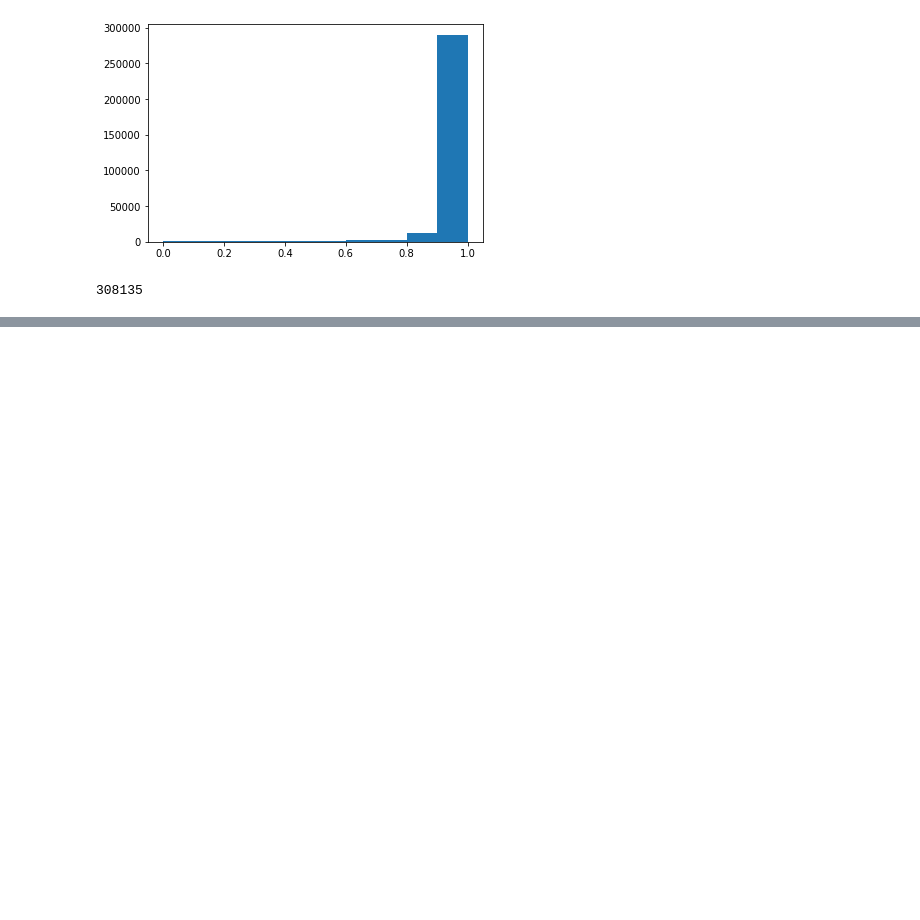
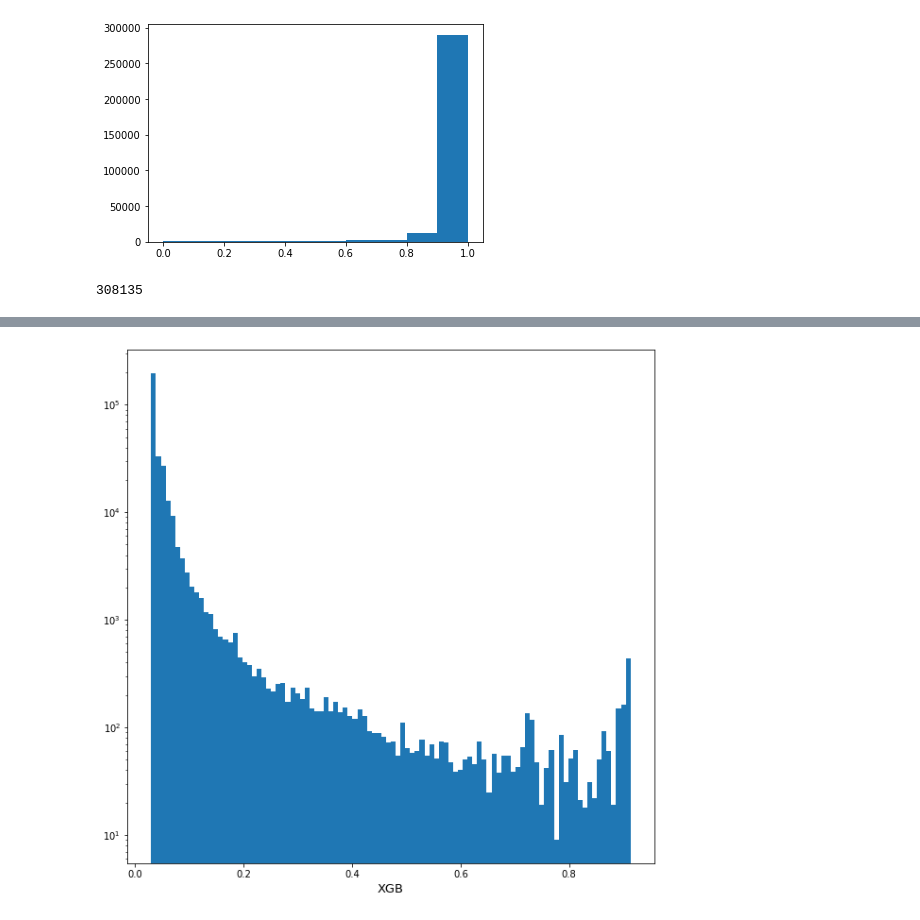
Before and after one commit to betoval/xgb-signal-bkgnd-classif, a Jupyter notebook: xgb_gabriel_data.ipynb, the cells around one changed output, grey strips where cells are left out. Cells and saved outputs as stored; diff of their text form; code cells hidden in the pictures; blank space fills up the shorter version.

```diff
--- a/xgb_gabriel_data.ipynb
+++ b/xgb_gabriel_data.ipynb
@@ -227,3 +227,5 @@ for j in list_test_bkgnd:
 len(bkgnd_val)
 # %% [output]
 308135
+# %%
+test_data = pd.read_csv("Test.csv")
@@ -229,0 +241,11 @@ len(bkgnd_val)
+# %%
+test_data['XGBoost'] = test_prob[:,1]
+# %%
+#plot
+plt.figure(figsize=(10,10))
+plt.hist(test_data.XGBoost, bins=100)
+plt.yscale('log')
+plt.xlabel('XGB', fontsize=13)
+plt.show()
+# %% [output]
+[figure, added]
```
Also changed, not shown: parts of 5 cells of this notebook.
